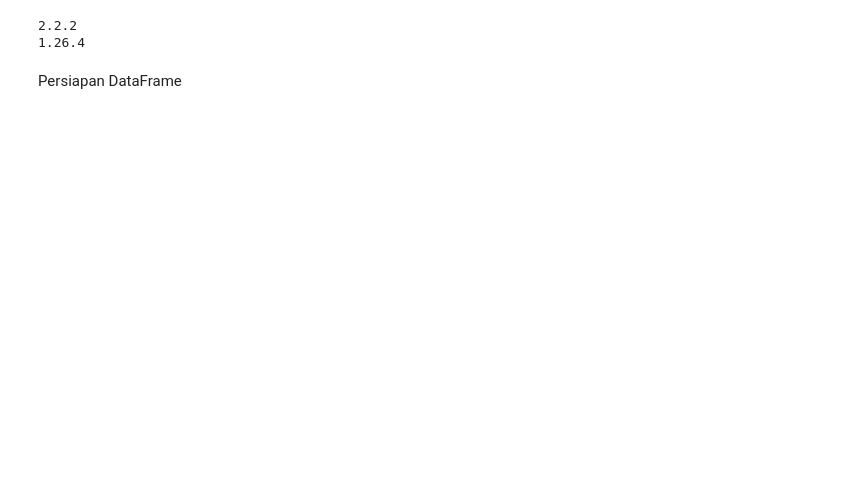
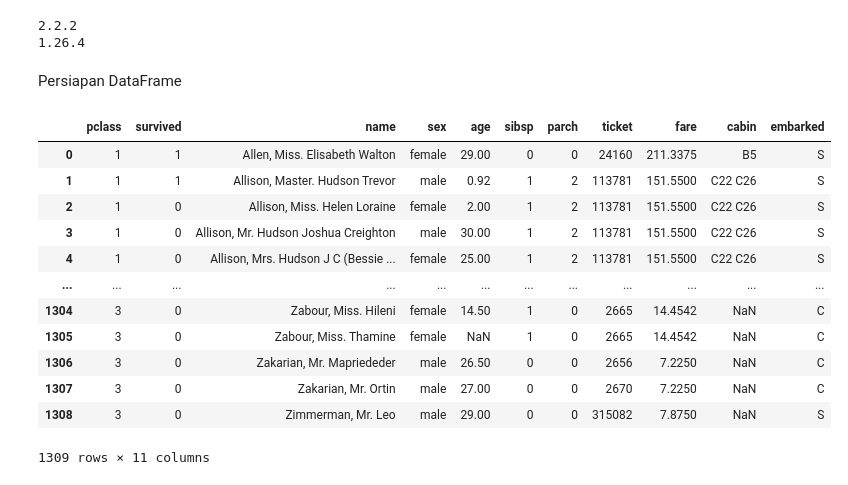
Before and after one commit to LatiefDataVisionary/pandas-with-indonesia-belajar, a Jupyter notebook: Pandas_25_Pengaturan_tampilan_pada_Python_Pandas___display_option__.ipynb, the cells around one changed output. Drawn from its saved outputs; the diff is of its cells as text; code cells hidden in the pictures; blank space fills up the shorter version.

```diff
--- a/Pandas_25_Pengaturan_tampilan_pada_Python_Pandas___display_option__.ipynb
+++ b/Pandas_25_Pengaturan_tampilan_pada_Python_Pandas___display_option__.ipynb
@@ -13,3 +13,20 @@ print(np.__version__)
 1.26.4
 # %% [markdown]
 Persiapan DataFrame
+# %%
+df = pd.read_csv('https://raw.githubusercontent.com/boedybios/kaggle_explorations/master/belajar_matplotlib_dasar/data/titanicfull.csv')
+df
+# %% [output]
+|  | pclass | survived | name | sex | age | sibsp | parch | ticket | fare | cabin | embarked |
+| 0 | 1 | 1 | Allen, Miss. Elisabeth Walton | female | 29.00 | 0 | 0 | 24160 | 211.3375 | B5 | S |
+| 1 | 1 | 1 | Allison, Master. Hudson Trevor | male | 0.92 | 1 | 2 | 113781 | 151.5500 | C22 C26 | S |
+| 2 | 1 | 0 | Allison, Miss. Helen Loraine | female | 2.00 | 1 | 2 | 113781 | 151.5500 | C22 C26 | S |
+| 3 | 1 | 0 | Allison, Mr. Hudson Joshua Creighton | male | 30.00 | 1 | 2 | 113781 | 151.5500 | C22 C26 | S |
+| 4 | 1 | 0 | Allison, Mrs. Hudson J C (Bessie ... | female | 25.00 | 1 | 2 | 113781 | 151.5500 | C22 C26 | S |
+| ... | ... | ... | ... | ... | ... | ... | ... | ... | ... | ... | ... |
+| 1304 | 3 | 0 | Zabour, Miss. Hileni | female | 14.50 | 1 | 0 | 2665 | 14.4542 | NaN | C |
+| 1305 | 3 | 0 | Zabour, Miss. Thamine | female | NaN | 1 | 0 | 2665 | 14.4542 | NaN | C |
+| 1306 | 3 | 0 | Zakarian, Mr. Mapriededer | male | 26.50 | 0 | 0 | 2656 | 7.2250 | NaN | C |
+| 1307 | 3 | 0 | Zakarian, Mr. Ortin | male | 27.00 | 0 | 0 | 2670 | 7.2250 | NaN | C |
+| 1308 | 3 | 0 | Zimmerman, Mr. Leo | male | 29.00 | 0 | 0 | 315082 | 7.8750 | NaN | S |
+1309 rows × 11 columns
```
Also changed, not shown: parts of 5 cells of this notebook.
